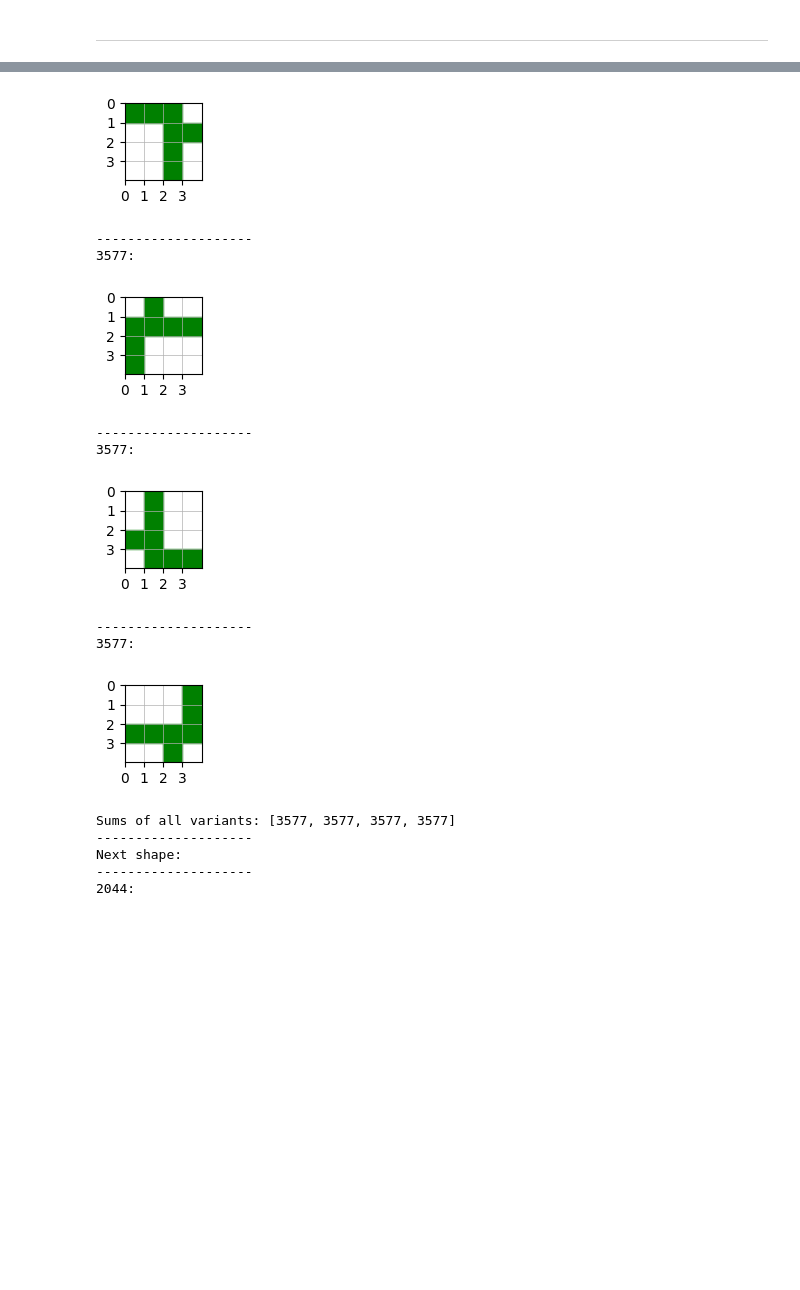
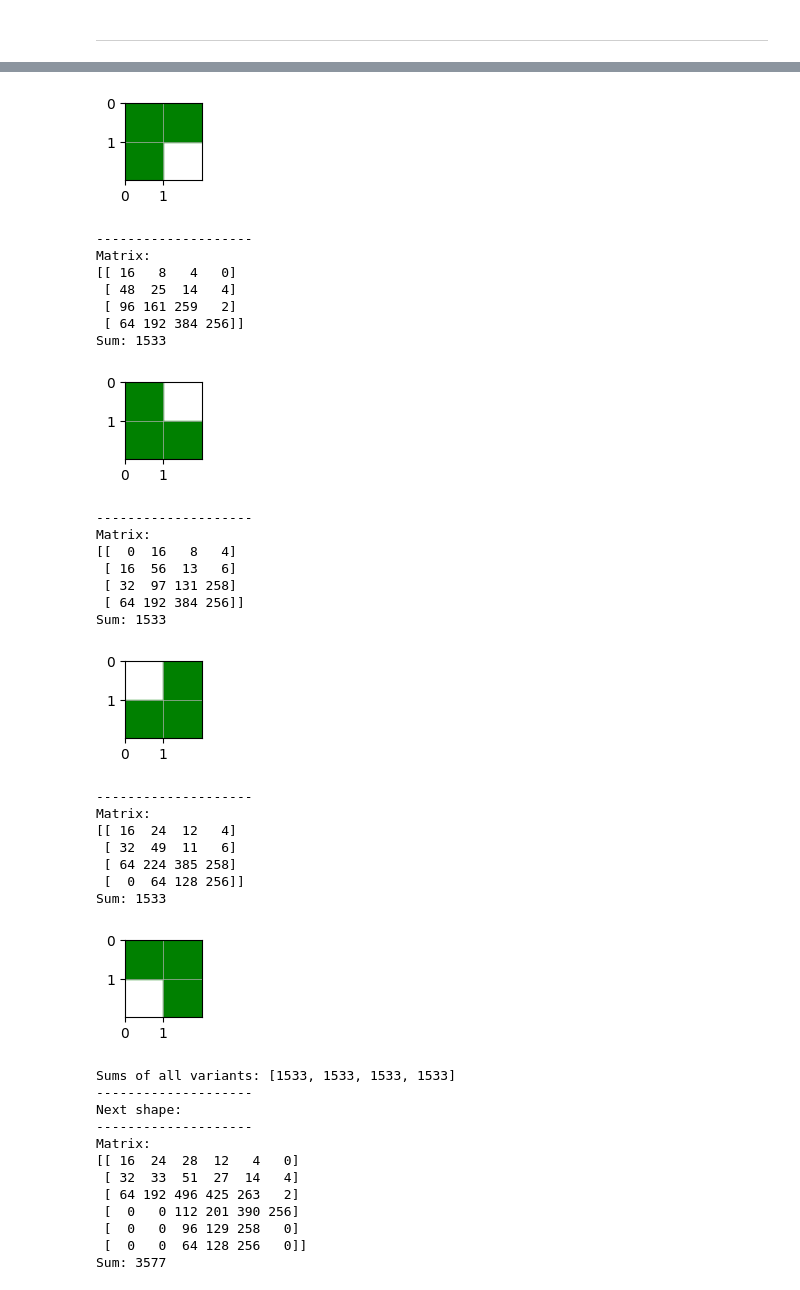
Before and after one commit to Spacha/polycube, a Jupyter notebook: Rotation-invariant representation.ipynb, the cells around one changed output, grey strips where cells are left out. Saved outputs shown, nothing was run; the diff lists cells and outputs as text; code cells hidden in the pictures; blank space fills up the shorter version.

```diff
--- a/Rotation-invariant representation.ipynb
+++ b/Rotation-invariant representation.ipynb
@@ -53,6 +66,20 @@ def lbp(shape : np.array):
 # %% [markdown]
 ---
 # %%
+################################################################################
+# Test shapes
+################################################################################
+# - To add new shapes, define it as a new variable and
+#   add it to the base_shapes list.
+# - 1 represent a "cube", 0 represents empty space.
+# - You also have to say how many rotation symmetries
+#   it has (every 90 degrees, so between 1 and 4).
+
+base_shape0 = np.array([
+    [1, 1],
+    [1, 0],
+], dtype=int)
+
 base_shape1 = np.array([
     [1, 1, 1, 0],
     [0, 0, 1, 1],
@@ -101,16 +128,24 @@ base_shape8 = np.array([
     [1, 1, 1, 1],
 ], dtype=int)
 
-# List of tuples: (number of rotations, the base shape)
+base_shape9 = np.array([
+    [1, 1],
+], dtype=int)
+
+################################################################################
+
+# list of tuples: (number of rotation symmetries, the base shape)
 base_shapes = [
+    (4, base_shape0),
     (4, base_shape1),
     (2, base_shape2),
     (4, base_shape3),
     (4, base_shape4),
-    (4, base_shape5),
+    (2, base_shape5),
     (4, base_shape6),
     (4, base_shape7),
     (4, base_shape8),
+    (2, base_shape9),
 ]
 all_shapes = []
 
@@ -142,13 +178,16 @@ Next shape:
 # %%
+# calculate the feature matrices and fingerprints for each variant of each shape
 for shape in all_shapes:
     sums = []
     print("-" * 20)
     print("Next shape:")
     for variant in shape:
-        lbp_mat = lbp(variant)
+        feature_mtx = calc_feature_mtx(variant)
         print("-" * 20)
-        sums.append(np.sum(lbp_mat))
-        print(f"{sums[-1]}:")
+        print("Matrix:")
+        print(feature_mtx)
+        sums.append(np.sum(feature_mtx))
+        print(f"Sum: {sums[-1]}")
         draw_shape(variant)
     print(f"Sums of all variants: {sums}")
 # %% [output]
@@ -159,15 +203,37 @@ Next shape:
-[figure, old version]
+[figure, new version]
 --------------------
-3577:
+Matrix:
+[[ 16   8   4   0]
+ [ 48  25  14   4]
+ [ 96 161 259   2]
+ [ 64 192 384 256]]
+Sum: 1533
-[figure, old version]
+[figure, new version]
 --------------------
-3577:
+Matrix:
+[[  0  16   8   4]
+ [ 16  56  13   6]
+ [ 32  97 131 258]
+ [ 64 192 384 256]]
+Sum: 1533
-[figure, old version]
+[figure, new version]
 --------------------
-3577:
+Matrix:
+[[ 16  24  12   4]
+ [ 32  49  11   6]
+ [ 64 224 385 258]
+ [  0  64 128 256]]
+Sum: 1533
-[figure, old version]
+[figure, new version]
-Sums of all variants: [3577, 3577, 3577, 3577]
+Sums of all variants: [1533, 1533, 1533, 1533]
 --------------------
 Next shape:
 --------------------
-2044:
+Matrix:
+[[ 16  24  28  12   4   0]
+ [ 32  33  51  27  14   4]
+ [ 64 192 496 425 263   2]
+ [  0   0 112 201 390 256]
+ [  0   0  96 129 258   0]
+ [  0   0  64 128 256   0]]
+Sum: 3577
```
Also changed, not shown: parts of 4 cells of this notebook.
